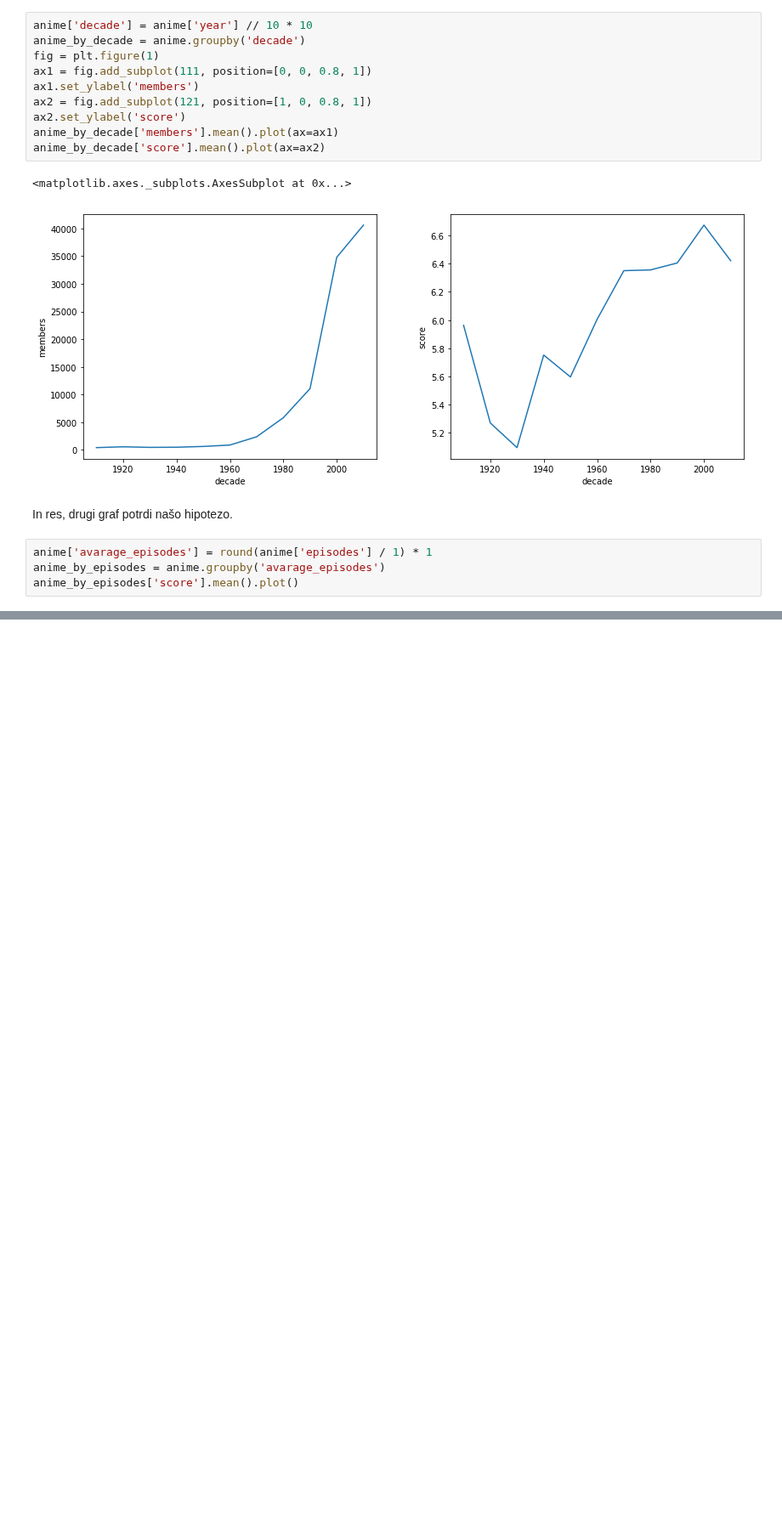
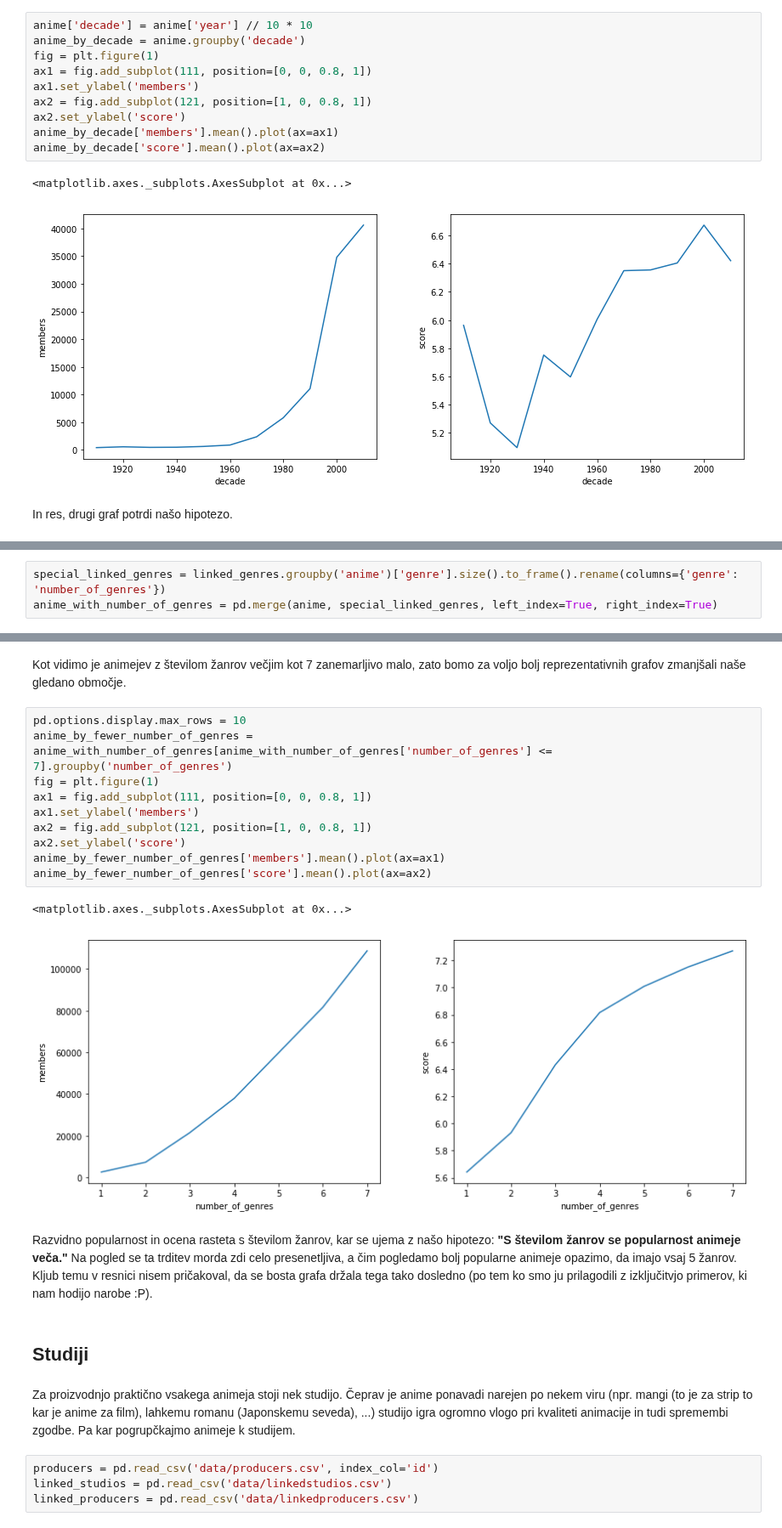
Before and after one commit to DanielVitas/projektna-naloga-programiranje-1, a Jupyter notebook: animenotebook.ipynb, the cells around one changed output, grey strips where cells are left out. Shown at 85% size. Cells and saved outputs as stored; diff of their text form; blank space fills up the shorter version.

```diff
--- a/animenotebook.ipynb
+++ b/animenotebook.ipynb
@@ -231,7 +231,3 @@ anime_by_decade['score'].mean().plot(ax=ax2)
 [figure]
 # %% [markdown]
 In res, drugi graf potrdi našo hipotezo.
-# %%
-anime['avarage_episodes'] = round(anime['episodes'] / 1) * 1
-anime_by_episodes = anime.groupby('avarage_episodes')
-anime_by_episodes['score'].mean().plot()
@@ -261,0 +309,3 @@ anime.members.mean()
+# %%
+special_linked_genres = linked_genres.groupby('anime')['genre'].size().to_frame().rename(columns={'genre': 'number_of_genres'})
+anime_with_number_of_genres = pd.merge(anime, special_linked_genres, left_index=True, right_index=True)
@@ -261,0 +331,25 @@ anime.members.mean()
+# %% [markdown]
+Kot vidimo je animejev z številom žanrov večjim kot 7 zanemarljivo malo, zato bomo za voljo bolj reprezentativnih grafov zmanjšali naše gledano območje.
+# %%
+pd.options.display.max_rows = 10
+anime_by_fewer_number_of_genres = anime_with_number_of_genres[anime_with_number_of_genres['number_of_genres'] <= 7].groupby('number_of_genres')
+fig = plt.figure(1)
+ax1 = fig.add_subplot(111, position=[0, 0, 0.8, 1])
+ax1.set_ylabel('members')
+ax2 = fig.add_subplot(121, position=[1, 0, 0.8, 1])
+ax2.set_ylabel('score')
+anime_by_fewer_number_of_genres['members'].mean().plot(ax=ax1)
+anime_by_fewer_number_of_genres['score'].mean().plot(ax=ax2)
+# %% [output]
+<matplotlib.axes._subplots.AxesSubplot at 0x...>
+[figure, added]
+# %% [markdown]
+Razvidno popularnost in ocena rasteta s številom žanrov, kar se ujema z našo hipotezo: __"S številom žanrov se popularnost animeje veča."__ Na pogled se ta trditev morda zdi celo presenetljiva, a čim pogledamo bolj popularne animeje opazimo, da imajo vsaj 5 žanrov. Kljub temu v resnici nisem pričakoval, da se bosta grafa držala tega tako dosledno (po tem ko smo ju prilagodili z izključitvjo primerov, ki nam hodijo narobe :P).
+# %% [markdown]
+## Studiji
+# %% [markdown]
+Za proizvodnjo praktično vsakega animeja stoji nek studijo. Čeprav je anime ponavadi narejen po nekem viru (npr. mangi (to je za strip to kar je anime za film), lahkemu romanu (Japonskemu seveda), ...) studijo igra ogromno vlogo pri kvaliteti animacije in tudi spremembi  zgodbe. Pa kar pogrupčkajmo animeje k studijem.
+# %%
+producers = pd.read_csv('data/producers.csv', index_col='id')
+linked_studios = pd.read_csv('data/linkedstudios.csv')
+linked_producers = pd.read_csv('data/linkedproducers.csv')
```
Also changed, not shown: parts of 45 cells of this notebook, 1 other file.
